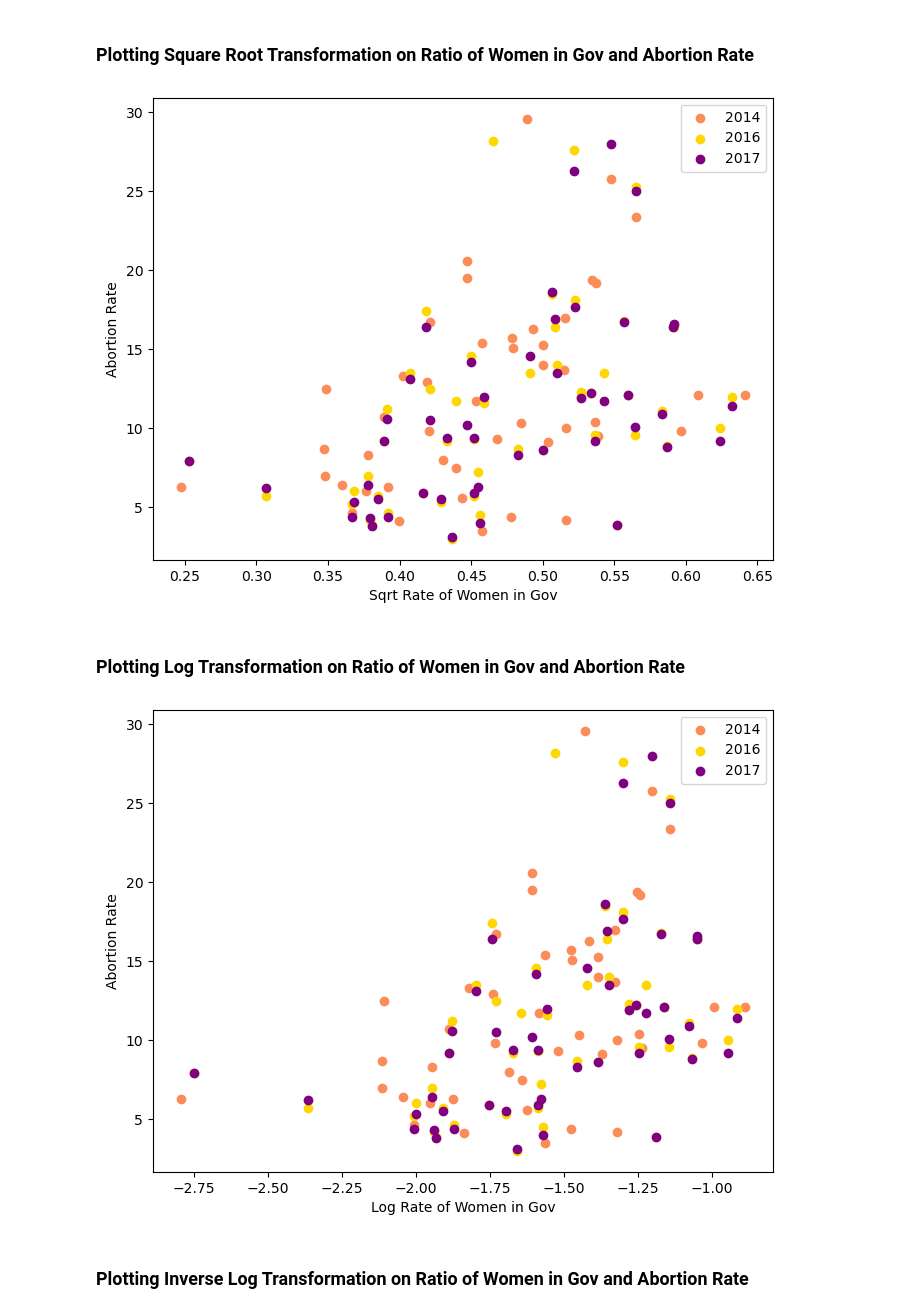
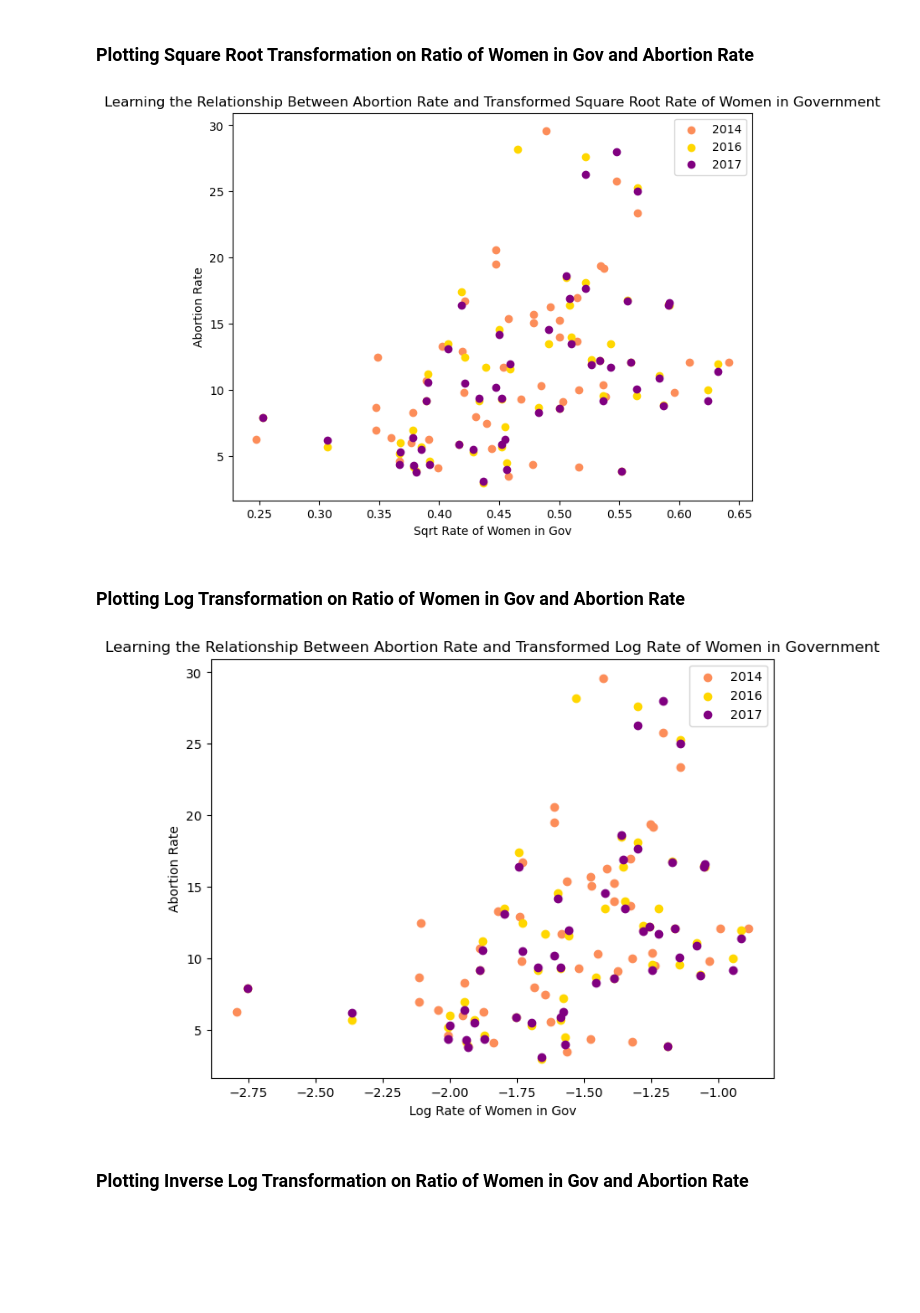
Before and after one commit to COGS108/Group070_WI24, a Jupyter notebook: FinalProject_Group070_WI24.ipynb, the cells around one changed output. Cells and saved outputs as stored; diff of their text form; code cells hidden in the pictures; blank space fills up the shorter version.

```diff
--- a/FinalProject_Group070_WI24.ipynb
+++ b/FinalProject_Group070_WI24.ipynb
@@ -571,18 +578,19 @@ df['Sqrt Rate of Women in Gov 2017'] = df['Rate of Women in Gov 2017'].apply(lam
 # %%
 plt.figure(figsize=(8, 6))
 
 # Plot Ratio of Women in Gov and Abortion Rate
 plt.scatter(df['Sqrt Rate of Women in Gov 2014'], df["Rate 2014"], color='#fc8d59', label='2014')
 plt.scatter(df['Sqrt Rate of Women in Gov 2016'], df["Rate 2016"], color='gold', label='2016')
 plt.scatter(df['Sqrt Rate of Women in Gov 2017'], df["Rate 2017"], color='purple', label='2017')
+plt.title("Learning the Relationship Between Abortion Rate and Transformed Square Root Rate of Women in Government")
 plt.xlabel('Sqrt Rate of Women in Gov')
 plt.ylabel('Abortion Rate')
 plt.legend()
 plt.show()
 
 # Still not quite linear
 # %% [output]
-[figure, old version]
+[figure, new version]
 # %% [markdown]
 ### Plotting Log Transformation on Ratio of Women in Gov and Abortion Rate
 # %%
@@ -598,12 +606,13 @@ plt.scatter(df['Log Rate of Women in Gov 2016'], df["Rate 2016"], color='gold',
 plt.scatter(df['Log Rate of Women in Gov 2017'], df["Rate 2017"], color='purple', label='2017')
 plt.xlabel('Log Rate of Women in Gov')
 plt.ylabel('Abortion Rate')
+plt.title("Learning the Relationship Between Abortion Rate and Transformed Log Rate of Women in Government")
 plt.legend()
 plt.show()
 
 # Sort of linear
 # %% [output]
-[figure, old version]
+[figure, new version]
 # %% [markdown]
 ### Plotting Inverse Log Transformation on Ratio of Women in Gov and Abortion Rate
 # %%
```
Also changed, not shown: parts of 14 cells of this notebook.
